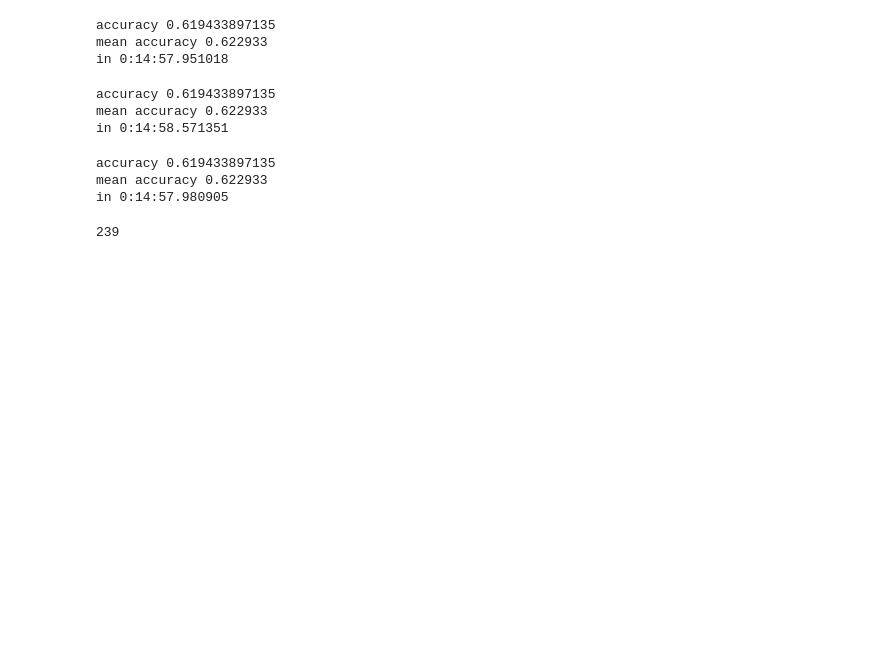
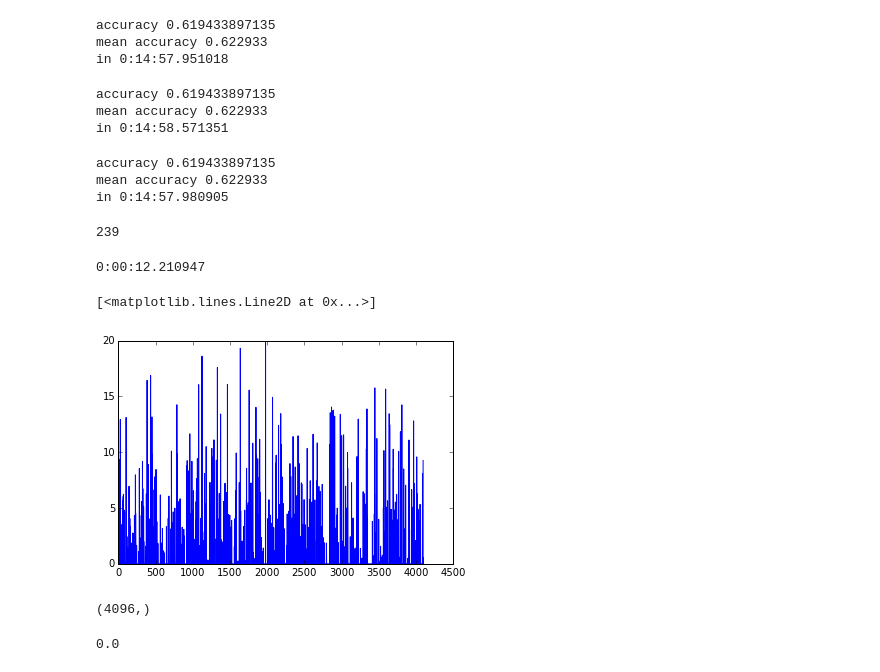
Before and after one commit to yassersouri/omgh, a Jupyter notebook: notebooks/general.ipynb, the cells around one changed output. Drawn from its saved outputs; the diff is of its cells as text; code cells hidden in the pictures; blank space fills up the shorter version.

```diff
--- a/notebooks/general.ipynb
+++ b/notebooks/general.ipynb
@@ -264,0 +264,21 @@ numpy.ones_like()
+# %%
+net = caffe.Classifier('/home/ipl/installs/caffe-rc/models/finetune_cub_cropped/deploy.prototxt', '/home/ipl/installs/caffe-rc/models/finetune_cub_cropped/finetune_cub_cropped_iter_100000.caffemodel', mean=np.load('/home/ipl/installs/caffe-rc/python/caffe/imagenet/ilsvrc_2012_mean.npy'), channel_swap=(2, 1, 0), raw_scale=255)
+# %%
+net.set_mode_gpu()
+net.set_phase_test()
+a = dt.now()
+for _ in range(500):
+    p = net.predict([img], oversample=True)
+b = dt.now()
+print b-a
+# %% [output]
+0:00:12.210947
+# %%
+plt.plot(net.blobs['fc7'].data[3, :, 0, 0])
+# %% [output]
+[<matplotlib.lines.Line2D at 0x...>]
+[figure, added]
+# %%
+net.blobs['fc7'].data[0].flatten().shape
+# %% [output]
+(4096,)
@@ -264,0 +287,4 @@ numpy.ones_like()
+# %%
+np.linalg.norm(d1-d2)
+# %% [output]
+0.0
```
Also changed, not shown: parts of 3 cells of this notebook.
